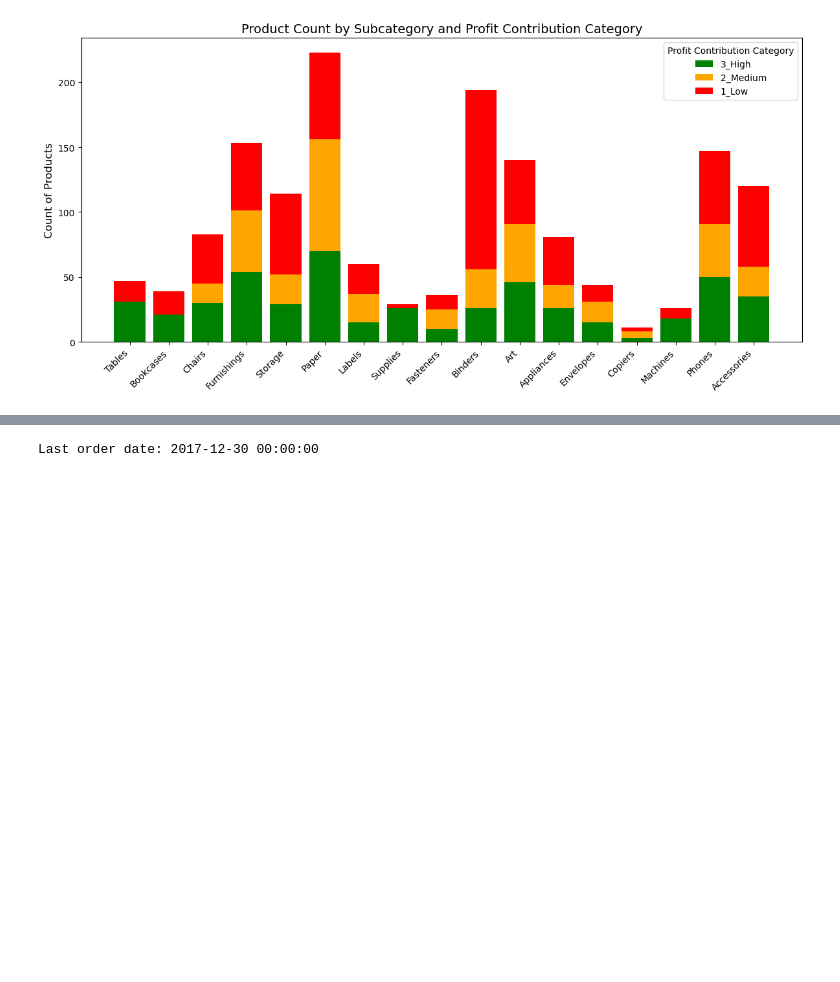
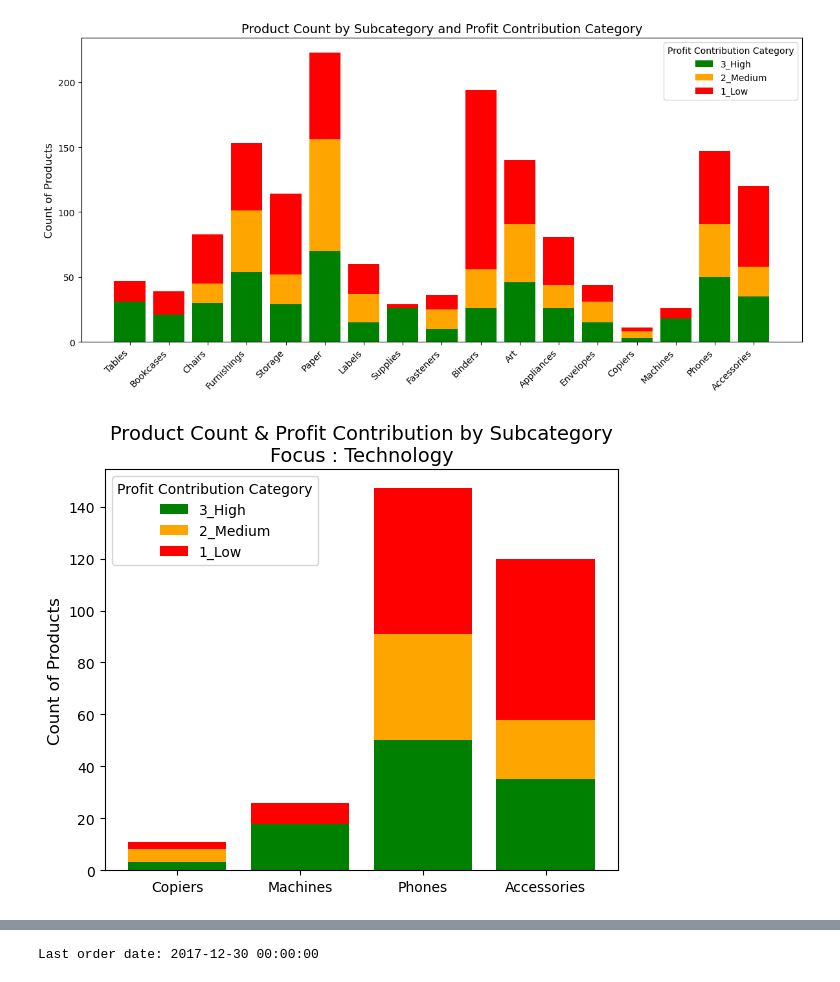
Before and after one commit to puma202581/CAB_Project_05_Superstore, a Jupyter notebook: Superstore_Feature_Eng_order_in_2017.ipynb, the cells around one changed output, grey strips where cells are left out. Saved outputs shown, nothing was run; the diff lists cells and outputs as text; code cells hidden in the pictures; blank space fills up the shorter version.

```diff
--- a/Superstore_Feature_Eng_order_in_2017.ipynb
+++ b/Superstore_Feature_Eng_order_in_2017.ipynb
@@ -1770,6 +1866,48 @@ plt.tight_layout()
 plt.show()
 # %% [output]
 [figure]
+# %%
+import numpy as np
+import matplotlib.pyplot as plt
+
+# Filter df_product for Technology subcategories only
+tech_subcategories = df_product[df_product['category'] == 'Technology']['subcategory'].unique()
+subcategory_order_tech = subcategory_order[subcategory_order.index.isin(tech_subcategories)]
+
+# Prepare data for the plot (Technology only)
+subcategory_counts_tech = df_product[df_product['category'] == 'Technology'] \
+    .groupby(['subcategory', 'avg_mth_profit_contribution_category'])['product_id'] \
+    .count().unstack(fill_value=0)
+subcategory_counts_tech = subcategory_counts_tech.reindex(subcategory_order_tech.index)
+
+# Define colors for the categories
+category_colors = {
+    '3_High': 'green',
+    '2_Medium': 'orange',
+    '1_Low': 'red'
+}
+
+# Create the plot
+fig, ax = plt.subplots(figsize=(6, 5))
+x = np.arange(len(subcategory_counts_tech))
+
+# Plot stacked bars
+bottom = np.zeros(len(subcategory_counts_tech))
+for category in ['3_High', '2_Medium', '1_Low']:
+    ax.bar(x, subcategory_counts_tech.get(category, 0), label=category, color=category_colors[category], bottom=bottom)
+    bottom += subcategory_counts_tech.get(category, 0)
+
+# Customize the plot
+ax.set_xticks(x)
+ax.set_xticklabels(subcategory_counts_tech.index, rotation=0, ha='center', fontsize=10)
+ax.set_ylabel('Count of Products', fontsize=12)
+ax.set_title('Product Count & Profit Contribution by Subcategory\nFocus : Technology', fontsize=14)
+ax.legend(title='Profit Contribution Category', fontsize=10)
+
+plt.tight_layout()
+plt.show()
+# %% [output]
+[figure, added]
 # %%
 import numpy as np
 
```
Also changed, not shown: parts of 8 cells of this notebook.
